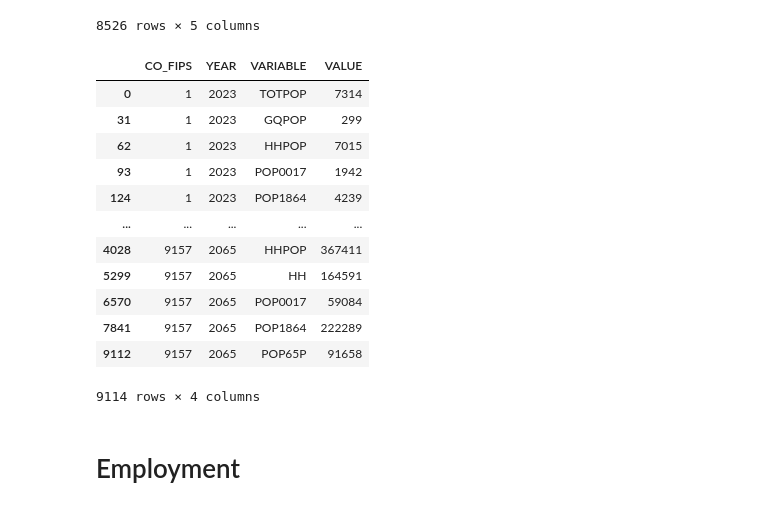
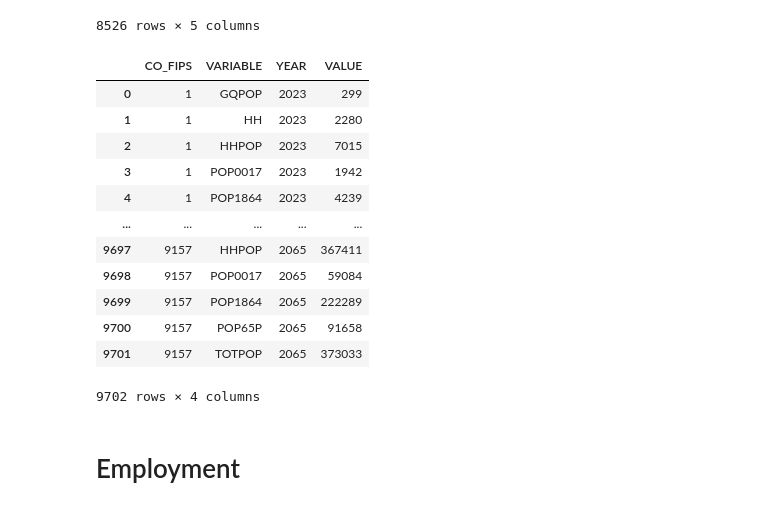
Before and after one commit to WFRCAnalytics/TDM-INP-Socioeconomic-Control-Totals, a Jupyter notebook: 3-Split-Box-Elder-And-Weber-Counties.ipynb, the cells around one changed output. Drawn from its saved outputs; the diff is of its cells as text; code cells hidden in the pictures.

```diff
--- a/3-Split-Box-Elder-And-Weber-Counties.ipynb
+++ b/3-Split-Box-Elder-And-Weber-Counties.ipynb
@@ -175,54 +175,56 @@ pop_df
 | 8322 | 57 | 2065 | POP65P | 94786 | WEBER |
 8526 rows × 5 columns
 # %%
-# 1. Join on CO_FIPS, VARIABLE, YEAR
+import numpy as np
+import pandas as pd
+
+# 1. Base data: keep as-is for original records
+orig_df = pop_df[['CO_FIPS', 'VARIABLE', 'YEAR', 'VALUE']].copy()
+
+# 2. Merge in split info (but we'll only use this to build the split rows)
 merged = pop_df.merge(
     wf_model_area_splits_long_df,
     on=["CO_FIPS", "VARIABLE", "YEAR"],
-    how="left",  # keep all original rows
+    how="left",        # keep all original rows
     suffixes=("", "_split")
 )
 
-# 2. Choose which CO_FIPS to use
-#    If there is a split row, use CO_FIPS_new; otherwise use original CO_FIPS
-merged["CO_FIPS_final"] = merged["CO_FIPS_new"].fillna(merged["CO_FIPS"])
+# 3. Build split rows (only where there is a split definition)
+split_df = merged[merged["PERCENT"].notna()].copy()
 
-# 3. Choose which VALUE to use
-#    If there is a split (PERCENT not null), multiply VALUE by PERCENT
-#    (Assumes PERCENT is a 0–1 fraction; if it's 0–100, divide by 100)
-merged["VALUE_final"] = np.where(
-    merged["PERCENT"].notna(),
-    merged["VALUE"] * merged["PERCENT"],   # or VALUE * PERCENT / 100
-    merged["VALUE"]
-)
+# Use the new FIPS for split rows
+split_df["CO_FIPS"] = split_df["CO_FIPS_new"]
 
-# do banker's roundign to calculate HBJ counts
-merged['VALUE_final'] = np.round(merged['VALUE_final']).astype(int)
+# Scale VALUE by PERCENT (adjust if PERCENT is 0–100 instead of 0–1)
+split_df["VALUE"] = split_df["VALUE"] * split_df["PERCENT"]
 
-# 4. Keep only what you need
-pop_split_df = merged[["CO_FIPS_final", "VARIABLE", "YEAR", "VALUE_final"]].rename(
-    columns={"CO_FIPS_final": "CO_FIPS", "VALUE_final": "VALUE"}
-)
+# Banker's rounding to int
+split_df["VALUE"] = np.round(split_df["VALUE"]).astype(int)
 
-pop_split_df['CO_FIPS'] = pop_split_df['CO_FIPS'].astype(int)
+# Keep just the core columns in the same format as original
+split_df = split_df[["CO_FIPS", "YEAR", "VARIABLE", "VALUE"]]
 
-pop_split_df = pop_split_df.sort_values(['CO_FIPS','YEAR'])
-pop_split_df = pop_split_df[['CO_FIPS','YEAR','VARIABLE','VALUE']]
+# 4. Combine original + split rows
+pop_split_df = pd.concat([orig_df, split_df], ignore_index=True)
+
+# Clean up types / sort if needed
+pop_split_df["CO_FIPS"] = pop_split_df["CO_FIPS"].astype(int)
+pop_split_df = pop_split_df.sort_values(["CO_FIPS", "YEAR", "VARIABLE"]).reset_index(drop=True)
 pop_split_df
 # %% [output]
-|  | CO_FIPS | YEAR | VARIABLE | VALUE |
-| 0 | 1 | 2023 | TOTPOP | 7314 |
-| 31 | 1 | 2023 | GQPOP | 299 |
-| 62 | 1 | 2023 | HHPOP | 7015 |
-| 93 | 1 | 2023 | POP0017 | 1942 |
-| 124 | 1 | 2023 | POP1864 | 4239 |
+|  | CO_FIPS | VARIABLE | YEAR | VALUE |
+| 0 | 1 | GQPOP | 2023 | 299 |
+| 1 | 1 | HH | 2023 | 2280 |
+| 2 | 1 | HHPOP | 2023 | 7015 |
+| 3 | 1 | POP0017 | 2023 | 1942 |
+| 4 | 1 | POP1864 | 2023 | 4239 |
 | ... | ... | ... | ... | ... |
-| 4028 | 9157 | 2065 | HHPOP | 367411 |
-| 5299 | 9157 | 2065 | HH | 164591 |
-| 6570 | 9157 | 2065 | POP0017 | 59084 |
-| 7841 | 9157 | 2065 | POP1864 | 222289 |
-| 9112 | 9157 | 2065 | POP65P | 91658 |
+| 9697 | 9157 | HHPOP | 2065 | 367411 |
+| 9698 | 9157 | POP0017 | 2065 | 59084 |
+| 9699 | 9157 | POP1864 | 2065 | 222289 |
+| 9700 | 9157 | POP65P | 2065 | 91658 |
+| 9701 | 9157 | TOTPOP | 2065 | 373033 |
-9114 rows × 4 columns
+9702 rows × 4 columns
 # %% [markdown]
 # Employment
 # %%
```
Also changed, not shown: 3 other files.
